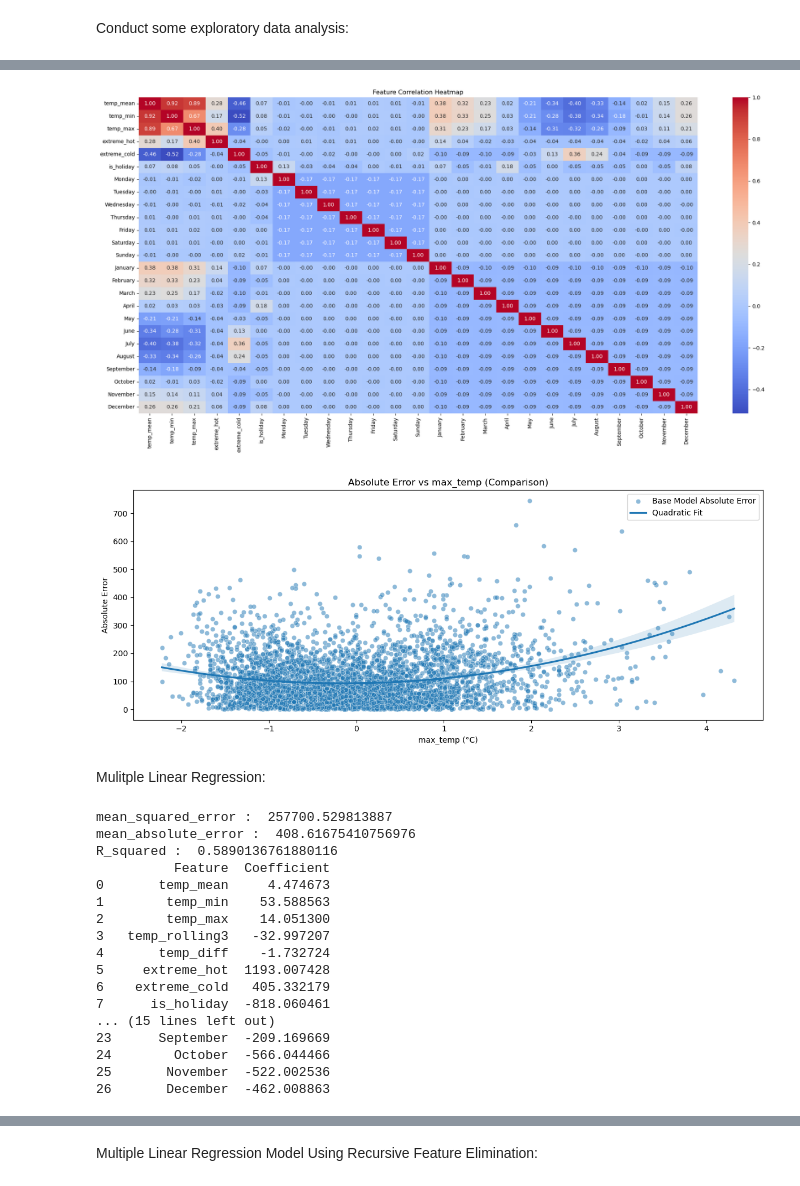
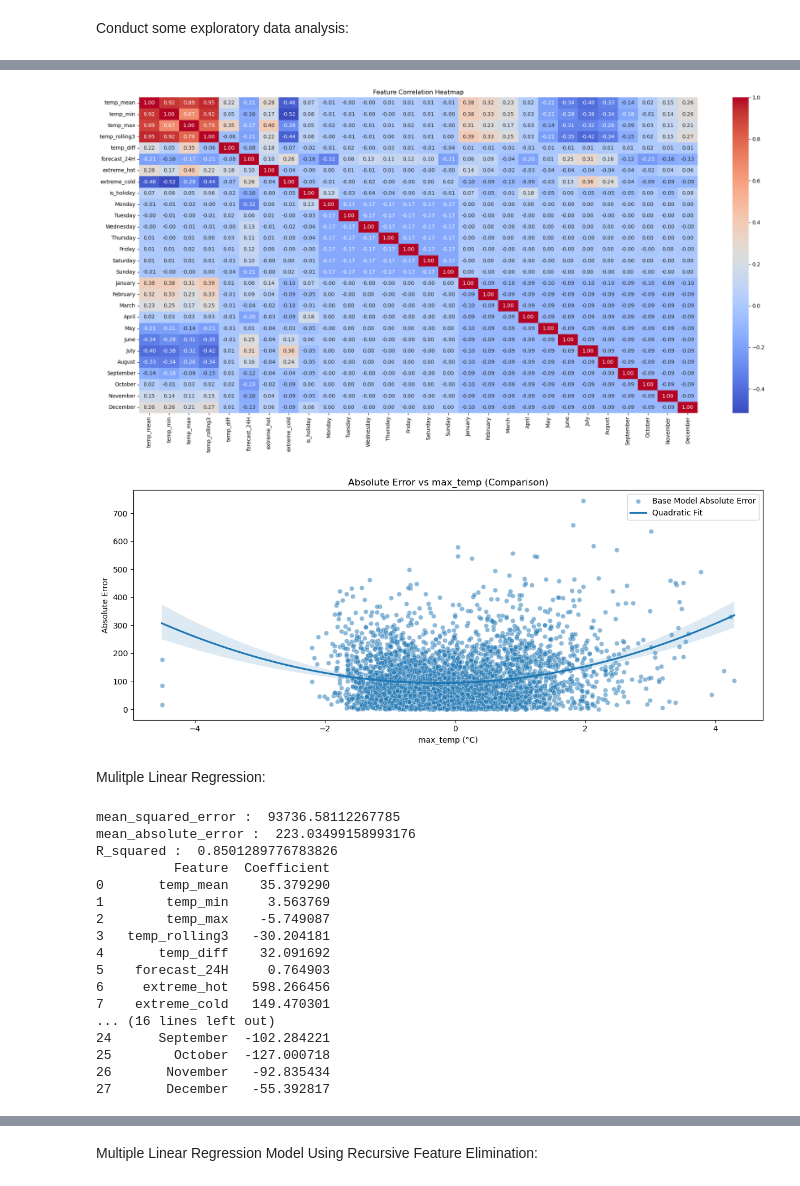
Before and after one commit to t-frank-unsw/zzsc9020-teamc, a Jupyter notebook: LizMLR.ipynb, the cells around one changed output, grey strips where cells are left out. Saved outputs shown, nothing was run; the diff lists cells and outputs as text; code cells hidden in the pictures.

```diff
--- a/LizMLR.ipynb
+++ b/LizMLR.ipynb
@@ -214,11 +214,22 @@ X['dayofweek'] = X['datetime'].dt.dayofweek
 X['month'] = X['datetime'].dt.month
 X['is_holiday'] = X['datetime'].dt.date.apply(lambda x: bool(x in nsw_holidays))
 
+# Create lagged forecast demand feature
+df_daily['forecast_24H'] = df_daily['FORECASTDEMAND']['mean'].shift(1)
+
+
+
+# Add to feature matrix X
+X['forecast_24H'] = df_daily['forecast_24H'].values
+
+
+
+
 # One-hot encode day of week, month
 X = pd.get_dummies(X, columns=['dayofweek', 'month'], drop_first=False)
 
 # Feature matrix X and target y
-feature_cols = ['temp_mean', 'temp_min', 'temp_max', 'temp_rolling3', 'temp_diff', 'extreme_hot', 'extreme_cold', 'is_holiday'] + \
+feature_cols = ['temp_mean', 'temp_min', 'temp_max', 'temp_rolling3', 'temp_diff', 'forecast_24H', 'extreme_hot', 'extreme_cold', 'is_holiday'] + \
                [col for col in X.columns if col.startswith('dayofweek_') or col.startswith('month_')]
 X = X[feature_cols].fillna(0)
 
@@ -241,9 +252,16 @@ X.rename(columns={
     **{f'month_{i}': month_map[i] for i in month_map}
 }, inplace=True)
 
+# Remove first row to account for previous 24H forecast demand
+X = X.iloc[1:].reset_index(drop=True)
+y = y[1:]
+
 
 print(X.head())
 print(X.dtypes)
 
 print(y[:5])
+
+print(X['forecast_24H'].describe())
+print(X['forecast_24H'].value_counts())
 # %% [output]
@@ -313,41 +331,41 @@ plt.title("Feature Correlation Heatmap")
 plt.tight_layout()
 plt.show()
 # %% [output]
-[figure, old version]
+[figure, new version]
 # %%
 # Review current performance of base model "Forecast Demand"
 
 # Absolute Error
 
 df_daily.replace([np.inf, -np.inf], np.nan).dropna()
 
 
 x = df_daily['TEMPERATURE']['max']
-y = np.asarray(abs(df_daily['TOTALDEMAND'] - df_daily['FORECASTDEMAND'])).flatten()
+y_base = np.asarray(abs(df_daily['TOTALDEMAND'] - df_daily['FORECASTDEMAND'])).flatten()
 
 
 # Standardize x
 x_mean = x.mean()
 x_std = x.std() or 1.0  # Avoid division by zero
 x_scaled = (x - x_mean) / x_std
 x_flat = np.asarray(x_scaled).flatten()
 
 
 # Plot
 plt.figure(figsize=(12, 5))
 
-sns.scatterplot(x=x_flat, y=y, alpha=0.5, label = 'Base Model Absolute Error')
-sns.regplot(x=x_flat, y=y, scatter=False, order=2, label = 'Quadratic Fit')  # quadratic fit
+sns.scatterplot(x=x_flat, y=y_base, alpha=0.5, label = 'Base Model Absolute Error')
+sns.regplot(x=x_flat, y=y_base, scatter=False, order=2, label = 'Quadratic Fit')  # quadratic fit
 
 # Labels and legend
 plt.title("Absolute Error vs max_temp (Comparison)")
 plt.xlabel("max_temp (°C)")
 plt.ylabel("Absolute Error")
 plt.legend()
 plt.tight_layout()
 plt.show()
 # %% [output]
-[figure, old version]
+[figure, new version]
 # %% [markdown]
 Mulitple Linear Regression:
 # %%
@@ -381,20 +399,20 @@ coef_table = pd.DataFrame({
 # Display
 print(coef_table[['Feature', 'Coefficient']])
 # %% [output]
-mean_squared_error :  257700.529813887
-mean_absolute_error :  408.61675410756976
-R_squared :  0.5890136761880116
+mean_squared_error :  93736.58112267785
+mean_absolute_error :  223.03499158993176
+R_squared :  0.8501289776783826
           Feature  Coefficient
-0       temp_mean     4.474673
-1        temp_min    53.588563
-2        temp_max    14.051300
-3   temp_rolling3   -32.997207
-4       temp_diff    -1.732724
-5     extreme_hot  1193.007428
-6    extreme_cold   405.332179
-7      is_holiday  -818.060461
-... (15 lines left out)
-23      September  -209.169669
-24        October  -566.044466
-25       November  -522.002536
-26       December  -462.008863
+0       temp_mean    35.379290
+1        temp_min     3.563769
+2        temp_max    -5.749087
+3   temp_rolling3   -30.204181
+4       temp_diff    32.091692
+5    forecast_24H     0.764903
+6     extreme_hot   598.266456
+7    extreme_cold   149.470301
+... (16 lines left out)
+24      September  -102.284221
+25        October  -127.000718
+26       November   -92.835434
+27       December   -55.392817
```
Also changed, not shown: parts of 10 cells of this notebook.
